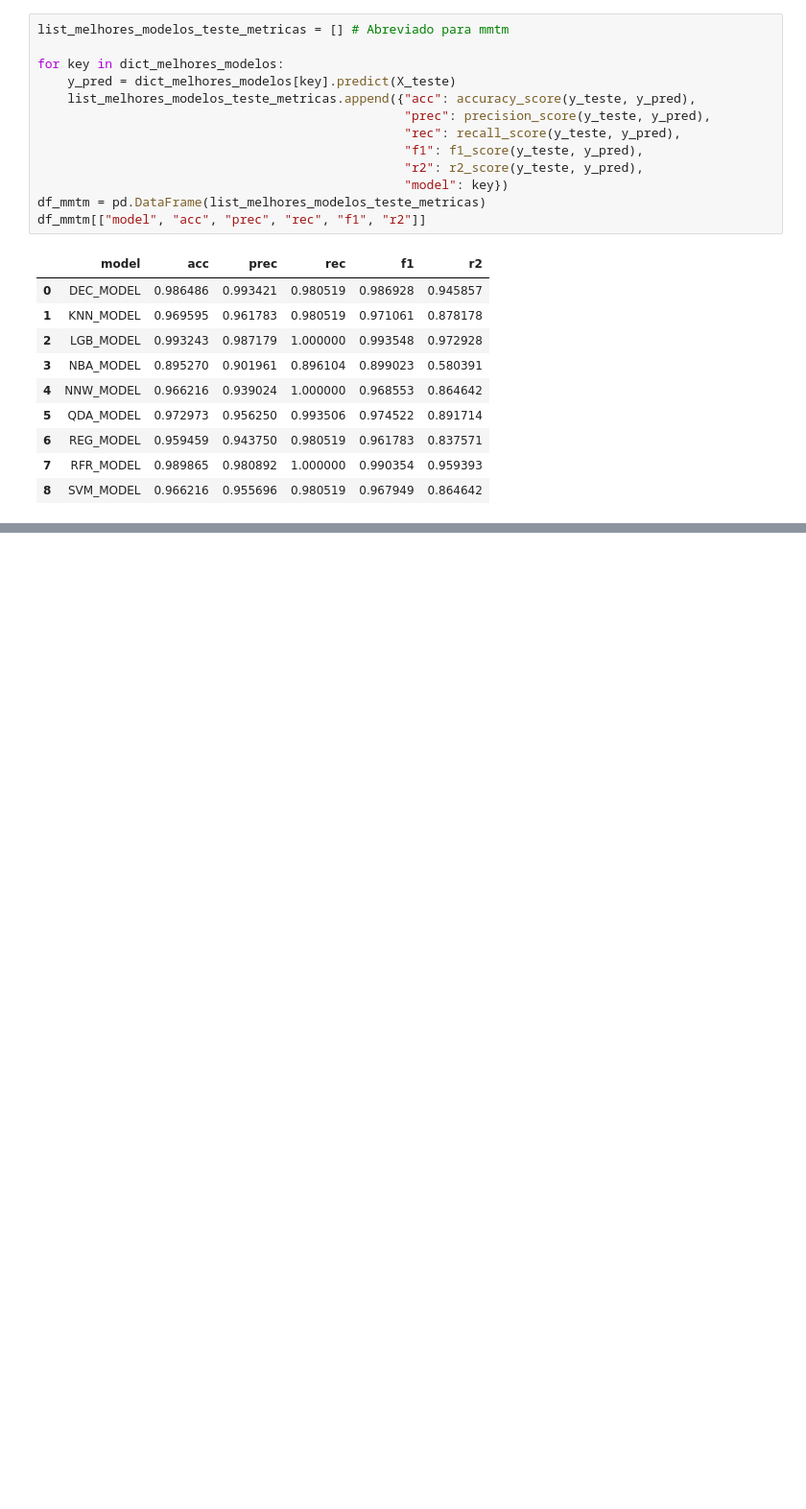
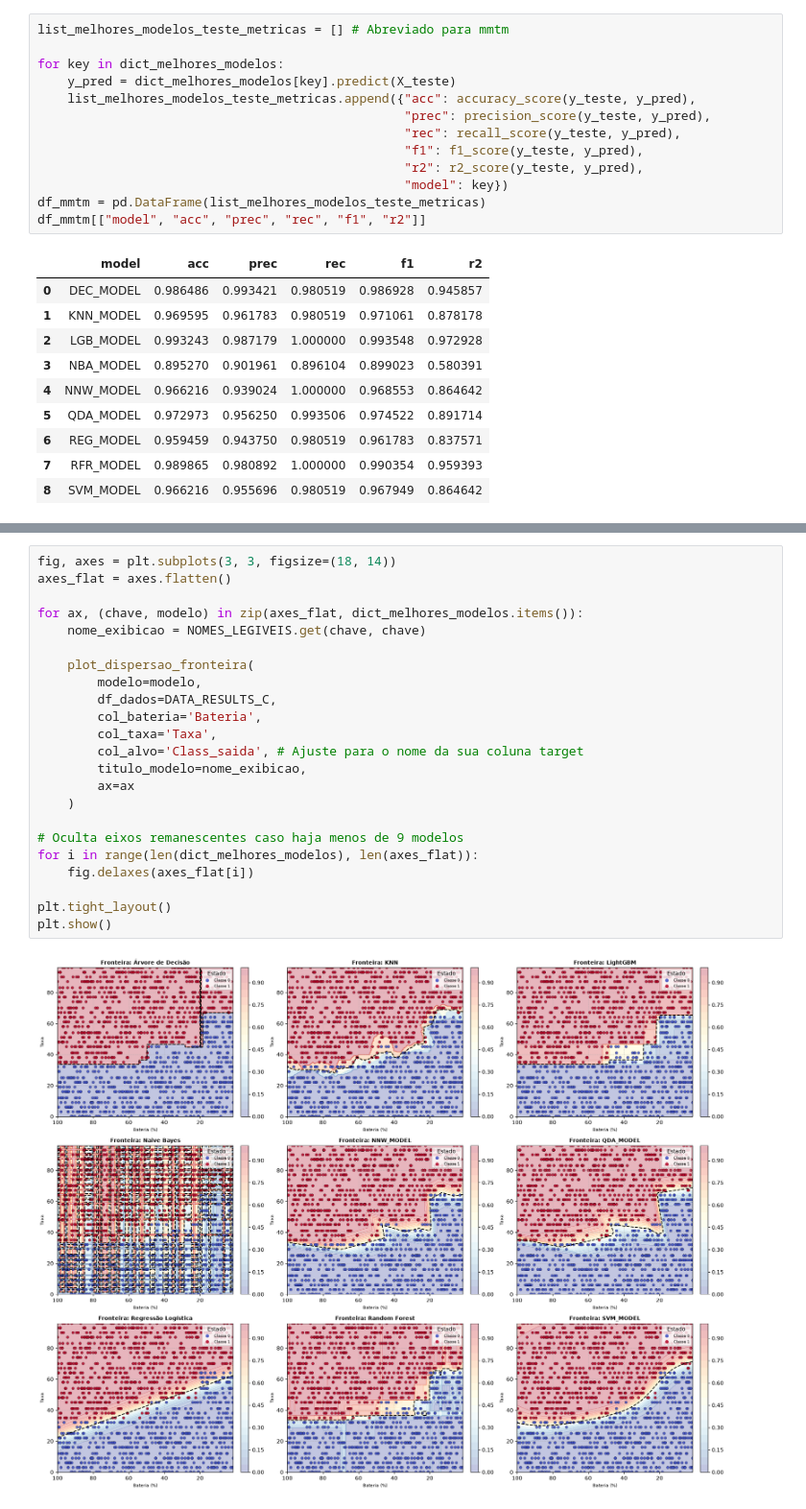
Before and after one commit to MrArthurP/Energy-Efficiency-Fuzzy-eFLL, a Jupyter notebook: JupyterNotebook/Data_Simullation_Analysis.ipynb, the cells around one changed output, grey strips where cells are left out. Shown at 96% size. Saved outputs shown, nothing was run; the diff lists cells and outputs as text; blank space fills up the shorter version.

```diff
--- a/JupyterNotebook/Data_Simullation_Analysis.ipynb
+++ b/JupyterNotebook/Data_Simullation_Analysis.ipynb
@@ -762,0 +889,25 @@ plt.show()
+# %%
+fig, axes = plt.subplots(3, 3, figsize=(18, 14))
+axes_flat = axes.flatten()
+
+for ax, (chave, modelo) in zip(axes_flat, dict_melhores_modelos.items()):
+    nome_exibicao = NOMES_LEGIVEIS.get(chave, chave)
+
+    plot_dispersao_fronteira(
+        modelo=modelo,
+        df_dados=DATA_RESULTS_C,
+        col_bateria='Bateria',
+        col_taxa='Taxa',
+        col_alvo='Class_saida', # Ajuste para o nome da sua coluna target
+        titulo_modelo=nome_exibicao,
+        ax=ax
+    )
+
+# Oculta eixos remanescentes caso haja menos de 9 modelos
+for i in range(len(dict_melhores_modelos), len(axes_flat)):
+    fig.delaxes(axes_flat[i])
+
+plt.tight_layout()
+plt.show()
+# %% [output]
+[figure, added]
```
Also changed, not shown: parts of 11 cells of this notebook.
